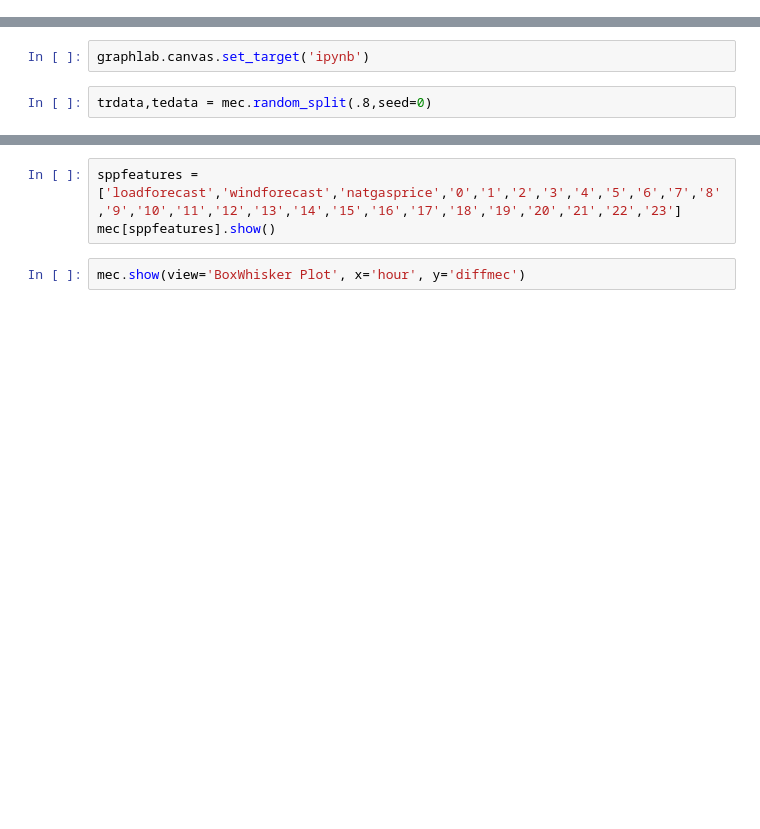
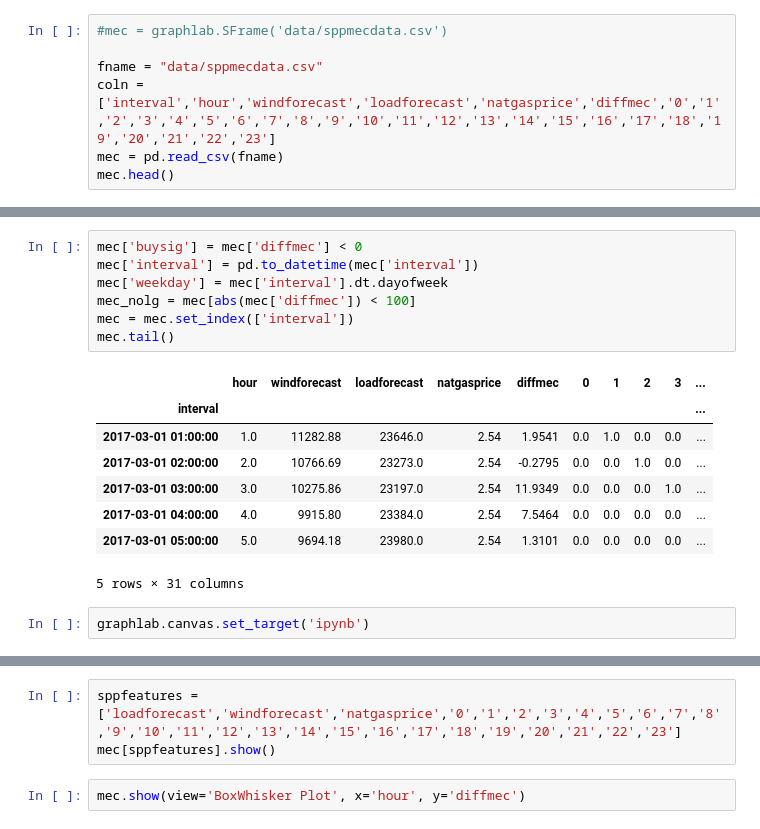
Before and after one commit to drewgray/spp-da-price-forecast, a Jupyter notebook: mlclass/spp_analysis.ipynb, the cells around one changed output, grey strips where cells are left out. Saved outputs shown, nothing was run; the diff lists cells and outputs as text; blank space fills up the shorter version.

```diff
--- a/mlclass/spp_analysis.ipynb
+++ b/mlclass/spp_analysis.ipynb
@@ -9,0 +16,7 @@ NameError: name 'mec' is not defined
+# %%
+#mec = graphlab.SFrame('data/sppmecdata.csv')
+
+fname = "data/sppmecdata.csv"
+coln = ['interval','hour','windforecast','loadforecast','natgasprice','diffmec','0','1','2','3','4','5','6','7','8','9','10','11','12','13','14','15','16','17','18','19','20','21','22','23']
+mec = pd.read_csv(fname)
+mec.head()
@@ -10,4 +31,18 @@ NameError: name 'mec' is not defined
+# %%
+mec['buysig'] = mec['diffmec'] < 0
+mec['interval'] = pd.to_datetime(mec['interval'])
+mec['weekday'] = mec['interval'].dt.dayofweek
+mec_nolg = mec[abs(mec['diffmec']) < 100]
+mec = mec.set_index(['interval'])
+mec.tail()
+# %% [output]
+|  | hour | windforecast | loadforecast | natgasprice | diffmec | 0 | 1 | 2 | 3 | ... |
+| interval |  |  |  |  |  |  |  |  |  | ... |
+| 2017-03-01 01:00:00 | 1.0 | 11282.88 | 23646.0 | 2.54 | 1.9541 | 0.0 | 1.0 | 0.0 | 0.0 | ... |
+| 2017-03-01 02:00:00 | 2.0 | 10766.69 | 23273.0 | 2.54 | -0.2795 | 0.0 | 0.0 | 1.0 | 0.0 | ... |
+| 2017-03-01 03:00:00 | 3.0 | 10275.86 | 23197.0 | 2.54 | 11.9349 | 0.0 | 0.0 | 0.0 | 1.0 | ... |
+| 2017-03-01 04:00:00 | 4.0 | 9915.80 | 23384.0 | 2.54 | 7.5464 | 0.0 | 0.0 | 0.0 | 0.0 | ... |
+| 2017-03-01 05:00:00 | 5.0 | 9694.18 | 23980.0 | 2.54 | 1.3101 | 0.0 | 0.0 | 0.0 | 0.0 | ... |
+5 rows × 31 columns
 # %%
 graphlab.canvas.set_target('ipynb')
-# %%
-trdata,tedata = mec.random_split(.8,seed=0)
```
Also changed, not shown: parts of 15 cells of this notebook, 2 other files.
